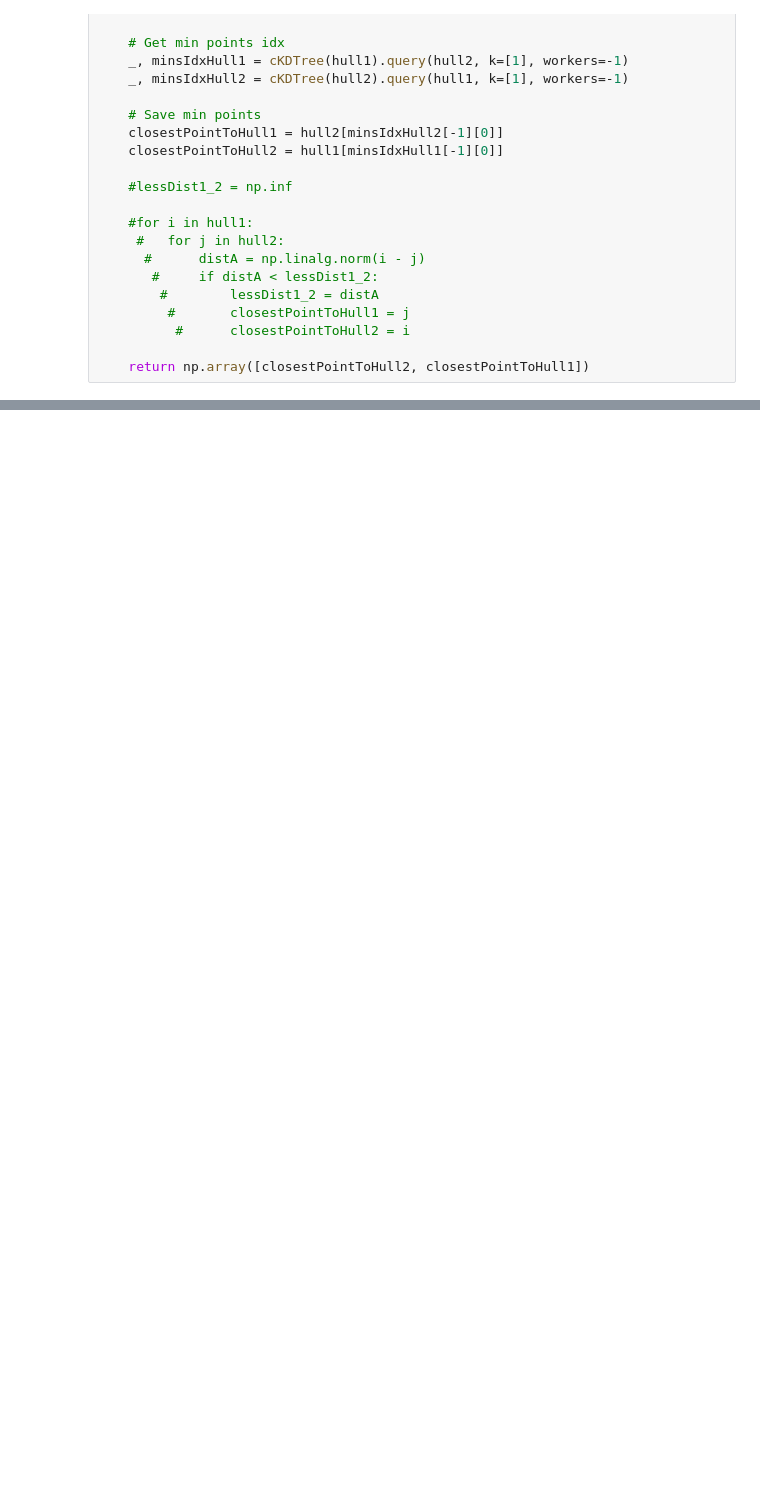
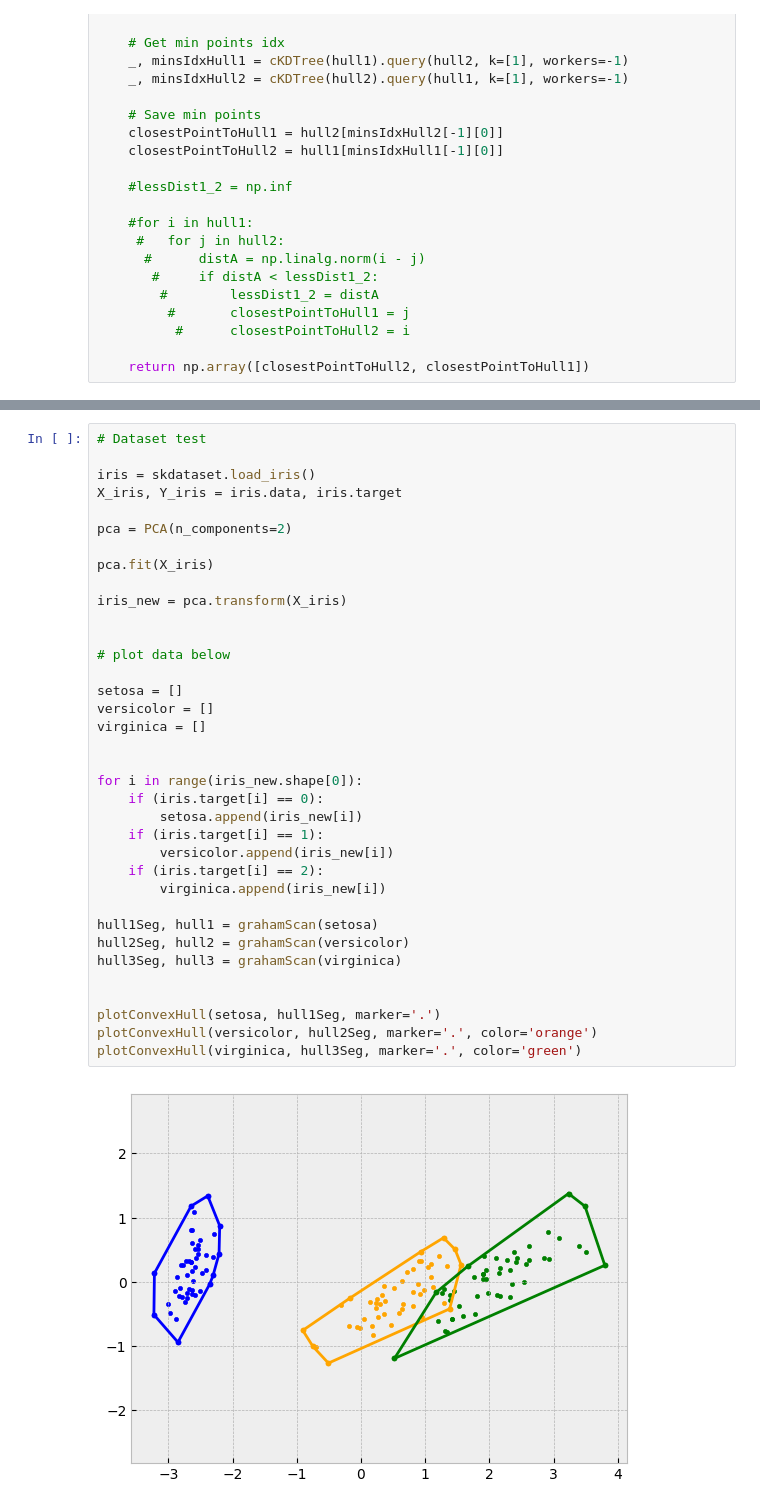
Before and after one commit to probablygab/2d-linear-classifier, a Jupyter notebook: tp1_alg2.ipynb, the cells around one changed output, grey strips where cells are left out. Saved outputs shown, nothing was run; the diff lists cells and outputs as text; blank space fills up the shorter version.

```diff
--- a/tp1_alg2.ipynb
+++ b/tp1_alg2.ipynb
@@ -793,0 +808,38 @@ Running for 120 points
+# %%
+# Dataset test
+
+iris = skdataset.load_iris()
+X_iris, Y_iris = iris.data, iris.target
+
+pca = PCA(n_components=2)
+
+pca.fit(X_iris)
+
+iris_new = pca.transform(X_iris)
+
+
+# plot data below
+
+setosa = []
+versicolor = []
+virginica = []
+
+
+for i in range(iris_new.shape[0]):
+    if (iris.target[i] == 0):
+        setosa.append(iris_new[i])
+    if (iris.target[i] == 1):
+        versicolor.append(iris_new[i])
+    if (iris.target[i] == 2):
+        virginica.append(iris_new[i])
+
+hull1Seg, hull1 = grahamScan(setosa)
+hull2Seg, hull2 = grahamScan(versicolor)
+hull3Seg, hull3 = grahamScan(virginica)
+
+
+plotConvexHull(setosa, hull1Seg, marker='.')
+plotConvexHull(versicolor, hull2Seg, marker='.', color='orange')
+plotConvexHull(virginica, hull3Seg, marker='.', color='green')
+# %% [output]
+[figure, added]
```
Also changed, not shown: parts of 8 cells of this notebook.
